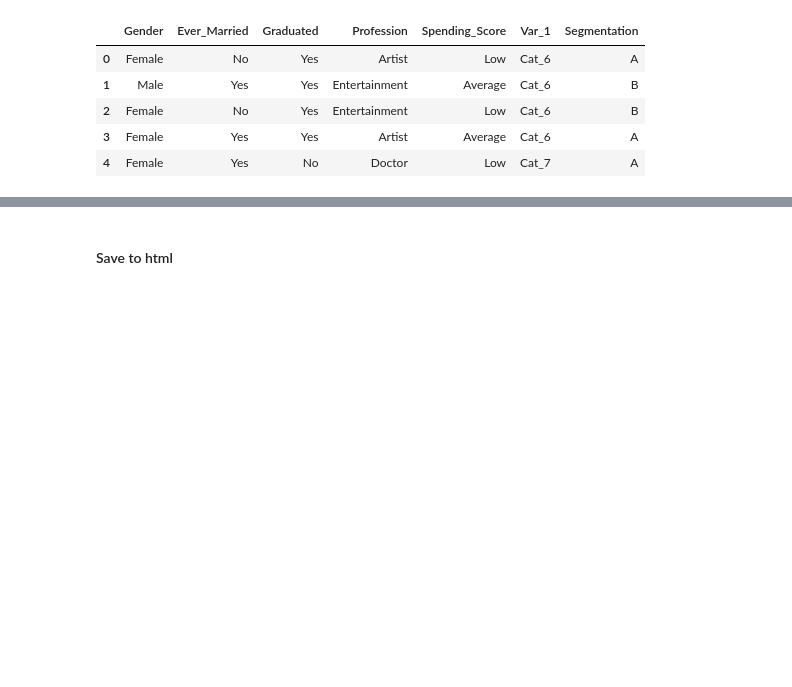
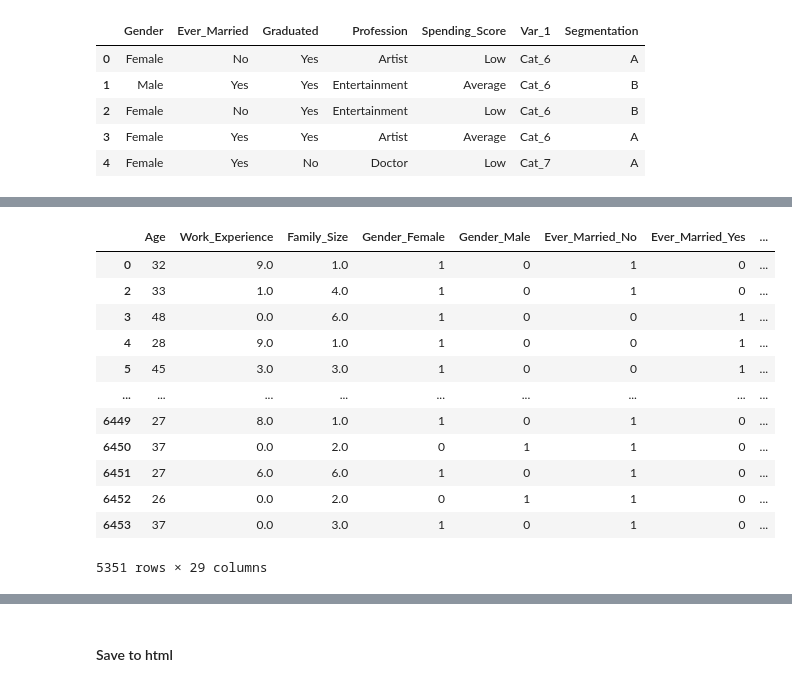
Before and after one commit to nfarrell011/customer-segmentation, a Jupyter notebook: process_notebooks/phase2_eda.ipynb, the cells around one changed output, grey strips where cells are left out. Drawn from its saved outputs; the diff is of its cells as text; code cells hidden in the pictures; blank space fills up the shorter version.

```diff
--- a/process_notebooks/phase2_eda.ipynb
+++ b/process_notebooks/phase2_eda.ipynb
@@ -506,3 +513,29 @@ D              1814                 28.1
 A              1578                 24.4
 C              1576                 24.4
 B              1486                 23.0
+# %%
+# Target class EDA
+
+# drop NaNs
+cleaned_df = train_df[ml_attr_dict['ML_attr']].dropna()
+feature_df = cleaned_df.iloc[:, :-1].copy()
+target_df = cleaned_df[target].copy()
+
+# Dummy encoding
+enc_featre_df = pd.get_dummies(feature_df, dtype=int)
+encoded_df = pd.concat([enc_featre_df, target_df], axis=1)
+encoded_df
+# %% [output]
+|  | Age | Work_Experience | Family_Size | Gender_Female | Gender_Male | Ever_Married_No | Ever_Married_Yes | ... |
+| 0 | 32 | 9.0 | 1.0 | 1 | 0 | 1 | 0 | ... |
+| 2 | 33 | 1.0 | 4.0 | 1 | 0 | 1 | 0 | ... |
+| 3 | 48 | 0.0 | 6.0 | 1 | 0 | 0 | 1 | ... |
+| 4 | 28 | 9.0 | 1.0 | 1 | 0 | 0 | 1 | ... |
+| 5 | 45 | 3.0 | 3.0 | 1 | 0 | 0 | 1 | ... |
+| ... | ... | ... | ... | ... | ... | ... | ... | ... |
+| 6449 | 27 | 8.0 | 1.0 | 1 | 0 | 1 | 0 | ... |
+| 6450 | 37 | 0.0 | 2.0 | 0 | 1 | 1 | 0 | ... |
+| 6451 | 27 | 6.0 | 6.0 | 1 | 0 | 1 | 0 | ... |
+| 6452 | 26 | 0.0 | 2.0 | 0 | 1 | 1 | 0 | ... |
+| 6453 | 37 | 0.0 | 3.0 | 1 | 0 | 1 | 0 | ... |
+5351 rows × 29 columns
```
Also changed, not shown: parts of 12 cells of this notebook.
